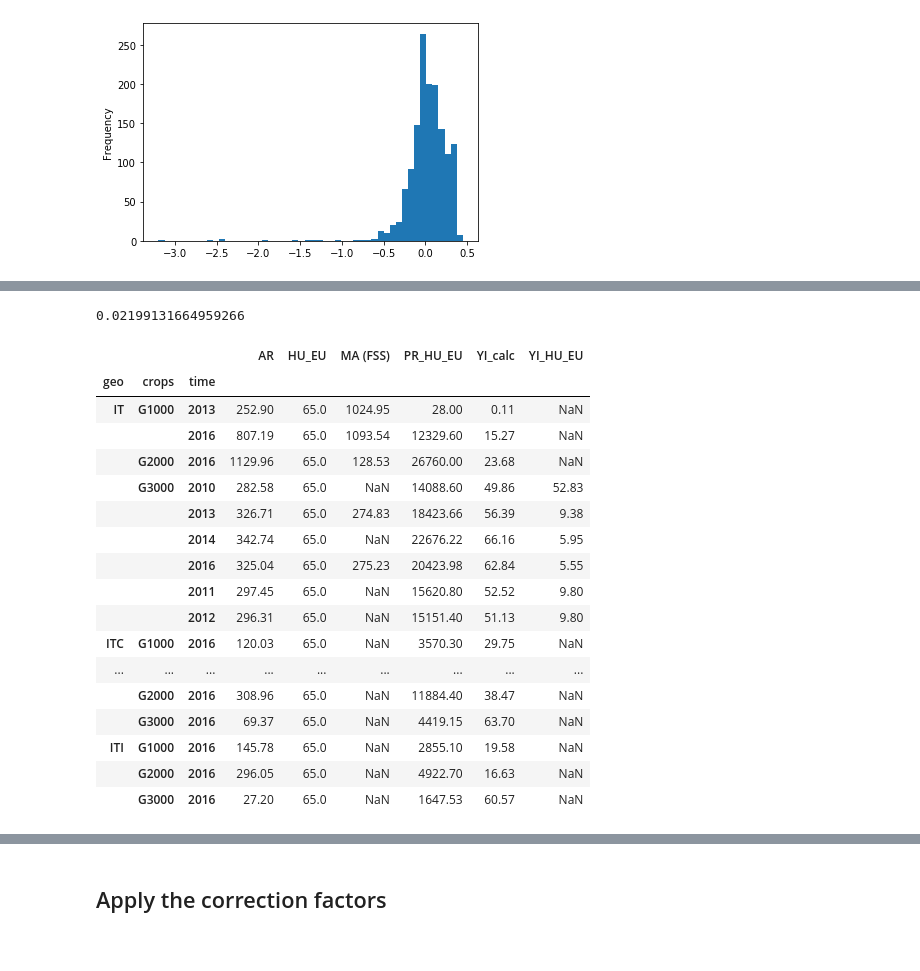
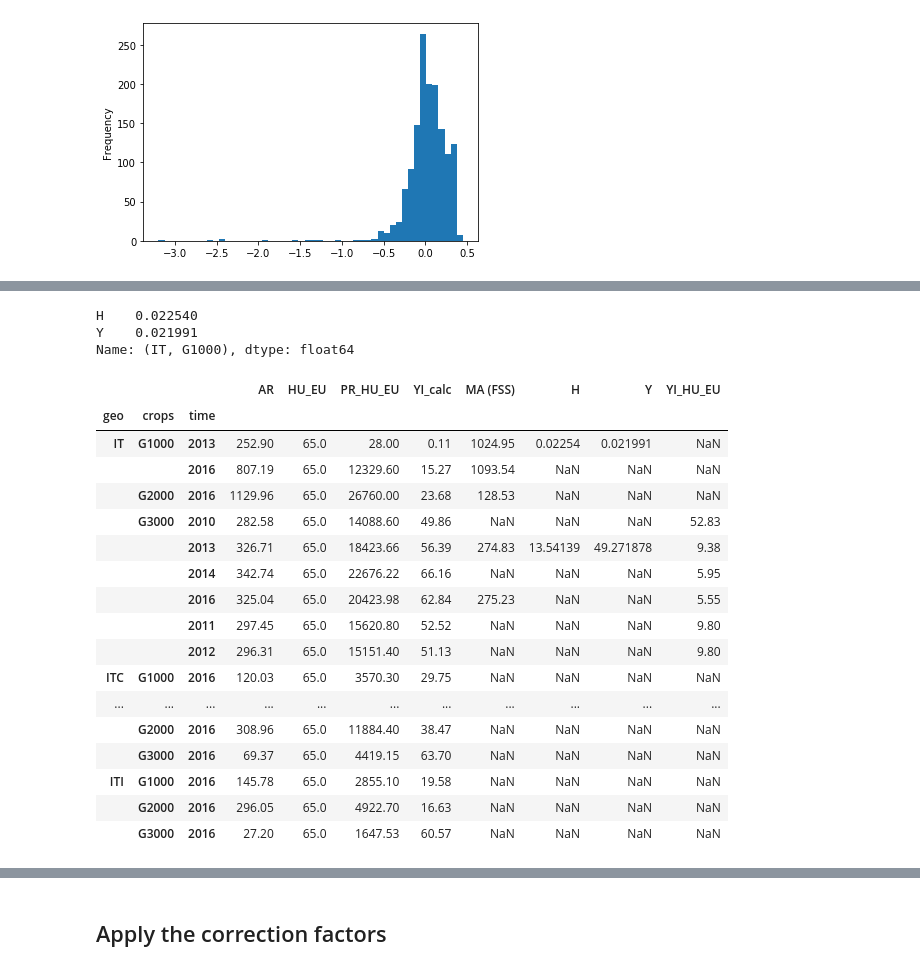
Before and after one commit to rasmuse/subnational-p-budgets, a Jupyter notebook: Crop production.ipynb, the cells around one changed output, grey strips where cells are left out. Cells and saved outputs as stored; diff of their text form; code cells hidden in the pictures.

```diff
--- a/Crop production.ipynb
+++ b/Crop production.ipynb
@@ -441,0 +414,3 @@ Length: 3942, dtype: float64
+# %%
+HY_orig = calc_H_and_Y(pr_orig)
+HY_orig
@@ -534,13 +524,20 @@ context_data = (
         how='left'
     )
     .round(2)
+    .sort_index()
+    .join(
+        HY_orig
+        .assign(time=settings.DATA_YEAR)
+        .reset_index()
+        .set_index(['geo', 'crops', 'time']),
+    )
     .stack()
-    .sort_index()
     .loc[:, :, 2010:2016]
 )
 correction_factors = {}
 # %%
 # Looks like DK0 G1000 is reported factor 1000 wrong for year 2013
 display(context_data.loc['DK':'DK0', 'G1000'].unstack())
+correction_factors['DK', 'G1000', 2013] = 1e3
 correction_factors['DK0', 'G1000', 2013] = 1e3
 # %% [output]
@@ -565,6 +562,7 @@ correction_factors['DK0', 'G1000', 2013] = 1e3
 # Looks like EL G1000 might be reported factor 1000 wrong for years 2010-2014,
 # and factor 100 wrong 2015-2016?
 # Not sure, but this adjustment is probably better than nothing.
-display(context_data.loc[['EL', 'ES'], 'G1000':'G2000'].unstack())
+display(context_data.loc[['EL', 'EL1', 'ES'], 'G1000':'G2000'].unstack())
 correction_factors['EL', 'G1000', 2013] = 1e3
+correction_factors['EL1', 'G1000', 2013] = 1e3
 # %% [output]
@@ -611,35 +609,37 @@ display(context_data.loc[['ES', 'ES4', 'ES41', 'ES42'], 'C1110':'C1120', 2013].u
 # %%
 # Not sure what's wrong with the IT G1000 production value,
 # but since subnational data are available let's drop the value
-display(Y_orig['IT', 'G1000'])
+display(HY_orig.loc['IT', 'G1000'])
 display(
     context_data
     .loc['IT':'ITX', ['G1000', 'G2000', 'G3000']]
     .unstack()
     .loc[lambda d: d[['AR', 'PR_HU_EU']].notnull().all(axis=1)]
     .loc[lambda d: d.index.get_level_values('geo').str.len() <= 3]
 )
 correction_factors['IT', 'G1000', 2013] = float('nan')
 # %% [output]
-0.02199131664959266
+H    0.022540
+Y    0.021991
+Name: (IT, G1000), dtype: float64
-|  |  |  | AR | HU_EU | MA (FSS) | PR_HU_EU | YI_calc | YI_HU_EU |
-| geo | crops | time |  |  |  |  |  |  |
-| IT | G1000 | 2013 | 252.90 | 65.0 | 1024.95 | 28.00 | 0.11 | NaN |
-|  |  | 2016 | 807.19 | 65.0 | 1093.54 | 12329.60 | 15.27 | NaN |
-|  | G2000 | 2016 | 1129.96 | 65.0 | 128.53 | 26760.00 | 23.68 | NaN |
-|  | G3000 | 2010 | 282.58 | 65.0 | NaN | 14088.60 | 49.86 | 52.83 |
-|  |  | 2013 | 326.71 | 65.0 | 274.83 | 18423.66 | 56.39 | 9.38 |
-|  |  | 2014 | 342.74 | 65.0 | NaN | 22676.22 | 66.16 | 5.95 |
-|  |  | 2016 | 325.04 | 65.0 | 275.23 | 20423.98 | 62.84 | 5.55 |
-|  |  | 2011 | 297.45 | 65.0 | NaN | 15620.80 | 52.52 | 9.80 |
-|  |  | 2012 | 296.31 | 65.0 | NaN | 15151.40 | 51.13 | 9.80 |
-| ITC | G1000 | 2016 | 120.03 | 65.0 | NaN | 3570.30 | 29.75 | NaN |
-| ... | ... | ... | ... | ... | ... | ... | ... | ... |
-|  | G2000 | 2016 | 308.96 | 65.0 | NaN | 11884.40 | 38.47 | NaN |
-|  | G3000 | 2016 | 69.37 | 65.0 | NaN | 4419.15 | 63.70 | NaN |
-| ITI | G1000 | 2016 | 145.78 | 65.0 | NaN | 2855.10 | 19.58 | NaN |
-|  | G2000 | 2016 | 296.05 | 65.0 | NaN | 4922.70 | 16.63 | NaN |
-|  | G3000 | 2016 | 27.20 | 65.0 | NaN | 1647.53 | 60.57 | NaN |
+|  |  |  | AR | HU_EU | PR_HU_EU | YI_calc | MA (FSS) | H | Y | YI_HU_EU |
+| geo | crops | time |  |  |  |  |  |  |  |  |
+| IT | G1000 | 2013 | 252.90 | 65.0 | 28.00 | 0.11 | 1024.95 | 0.02254 | 0.021991 | NaN |
+|  |  | 2016 | 807.19 | 65.0 | 12329.60 | 15.27 | 1093.54 | NaN | NaN | NaN |
+|  | G2000 | 2016 | 1129.96 | 65.0 | 26760.00 | 23.68 | 128.53 | NaN | NaN | NaN |
+|  | G3000 | 2010 | 282.58 | 65.0 | 14088.60 | 49.86 | NaN | NaN | NaN | 52.83 |
+|  |  | 2013 | 326.71 | 65.0 | 18423.66 | 56.39 | 274.83 | 13.54139 | 49.271878 | 9.38 |
+|  |  | 2014 | 342.74 | 65.0 | 22676.22 | 66.16 | NaN | NaN | NaN | 5.95 |
+|  |  | 2016 | 325.04 | 65.0 | 20423.98 | 62.84 | 275.23 | NaN | NaN | 5.55 |
+|  |  | 2011 | 297.45 | 65.0 | 15620.80 | 52.52 | NaN | NaN | NaN | 9.80 |
+|  |  | 2012 | 296.31 | 65.0 | 15151.40 | 51.13 | NaN | NaN | NaN | 9.80 |
+| ITC | G1000 | 2016 | 120.03 | 65.0 | 3570.30 | 29.75 | NaN | NaN | NaN | NaN |
+| ... | ... | ... | ... | ... | ... | ... | ... | ... | ... | ... |
+|  | G2000 | 2016 | 308.96 | 65.0 | 11884.40 | 38.47 | NaN | NaN | NaN | NaN |
+|  | G3000 | 2016 | 69.37 | 65.0 | 4419.15 | 63.70 | NaN | NaN | NaN | NaN |
+| ITI | G1000 | 2016 | 145.78 | 65.0 | 2855.10 | 19.58 | NaN | NaN | NaN | NaN |
+|  | G2000 | 2016 | 296.05 | 65.0 | 4922.70 | 16.63 | NaN | NaN | NaN | NaN |
+|  | G3000 | 2016 | 27.20 | 65.0 | 1647.53 | 60.57 | NaN | NaN | NaN | NaN |
 # %%
 # Nothing obviously wrong with ITG C1300
 display(
```
Also changed, not shown: parts of 19 cells of this notebook.
